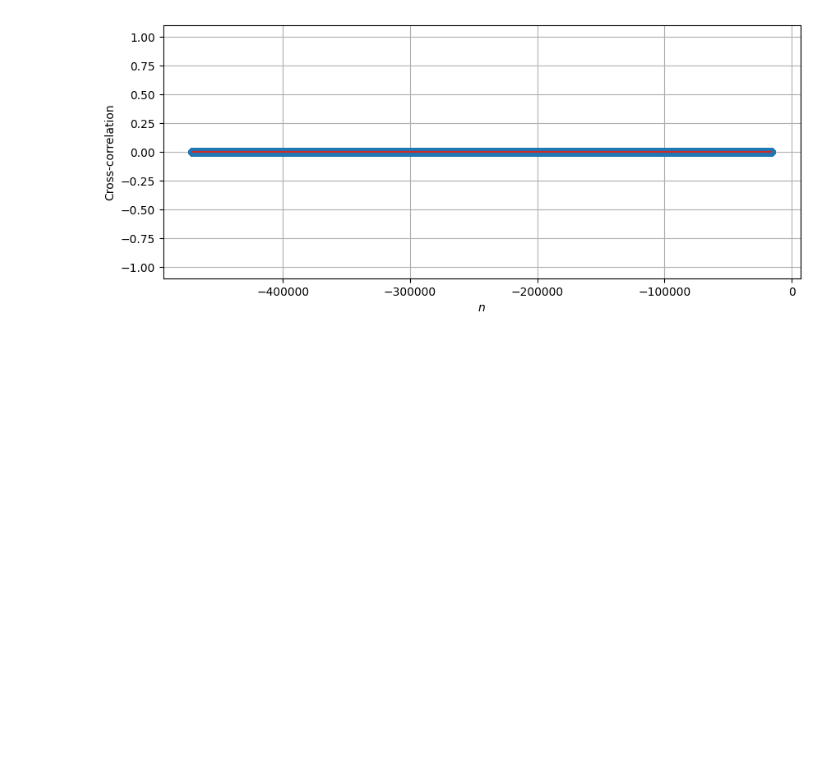
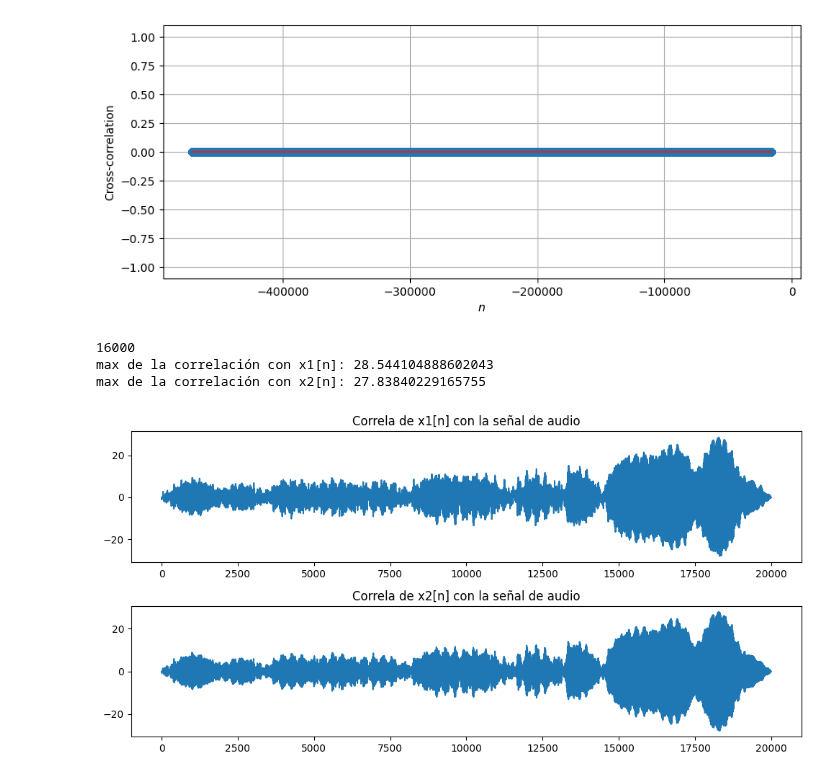
Before and after one commit to ExampleToFollow/PracticasPDS, a Jupyter notebook: Lab2/IF_Computacional_HineillCéspedes_20213704.ipynb, the cells around one changed output. Cells and saved outputs as stored; diff of their text form; code cells hidden in the pictures; blank space fills up the shorter version.

```diff
--- a/Lab2/IF_Computacional_HineillCéspedes_20213704.ipynb
+++ b/Lab2/IF_Computacional_HineillCéspedes_20213704.ipynb
@@ -750,3 +750,52 @@ ax.set_ylabel('Cross-correlation')
 ax.grid()
 # %% [output]
 [figure]
+# %%
+import numpy as np
+import matplotlib.pyplot as plt
+from scipy.io import wavfile
+
+n = np.arange(N)
+x_1 =  np.sin(2*np.pi*(147/16000)*n) + np.sin(2*np.pi*(294/16000)*n)
+x_2 =  np.sin(2*np.pi*(131/16000)*n) + np.sin(2*np.pi*(262/16000)*n)
+
+# cargamosel archivo de audio
+fs, audio = wavfile.read('chord.wav')
+
+# seleccionamos a partir de t = 1.1s como dice la indicacion
+start_time = int(1.1 * fs)
+audio_segment = audio[start_time:start_time + N]
+
+audio_segment = audio_segment / np.max(np.abs(audio_segment))  # Normalizar
+
+
+print(len(audio_segment))
+# hallo la correlación mediante convolución (con np.correlate)
+correlation_x1 = np.correlate(x1, audio_segment, mode='full')
+correlation_x2 = np.correlate(x2, audio_segment, mode='full')
+
+# el valor máximo de las correlaciones
+max_correlation_x1 = np.max(correlation_x1)
+max_correlation_x2 = np.max(correlation_x2)
+
+# lo muestro los valores maxde las correlaciones
+print(f'max de la correlación con x1[n]: {max_correlation_x1}')
+print(f'max de la correlación con x2[n]: {max_correlation_x2}')
+
+# grafico las correlaciones
+plt.figure(figsize=(10, 5))
+plt.subplot(2, 1, 1)
+plt.plot(correlation_x1)
+plt.title('Correla de x1[n] con la señal de audio')
+
+plt.subplot(2, 1, 2)
+plt.plot(correlation_x2)
+plt.title('Correla de x2[n] con la señal de audio')
+
+plt.tight_layout()
+plt.show()
+# %% [output]
+16000
+max de la correlación con x1[n]: 28.544104888602043
+max de la correlación con x2[n]: 27.83840229165755
+[figure, added]
```
Also changed, not shown: parts of 3 cells of this notebook, 1 other file.
